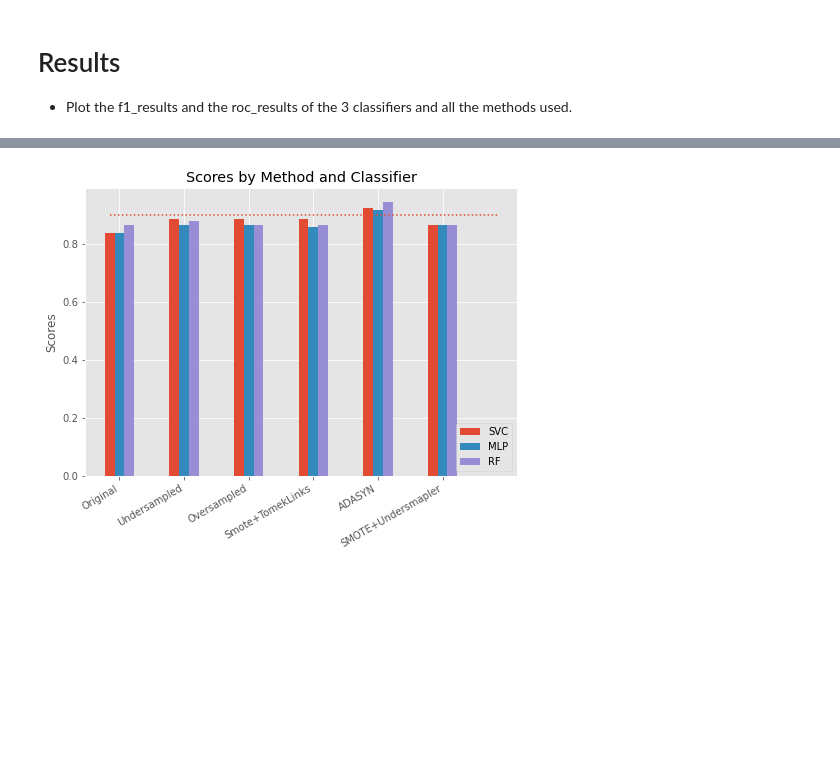
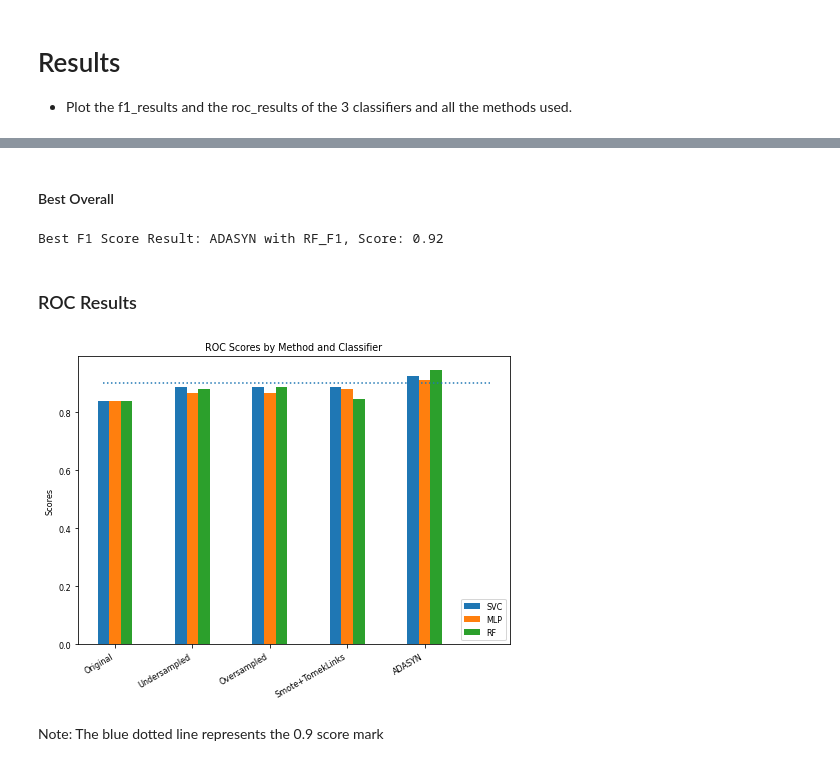
Before and after one commit to PedroMarques27/ED, a Jupyter notebook: Data_mining_Notebook.ipynb, the cells around one changed output, grey strips where cells are left out. Saved outputs shown, nothing was run; the diff lists cells and outputs as text; code cells hidden in the pictures; blank space fills up the shorter version.

```diff
--- a/Data_mining_Notebook.ipynb
+++ b/Data_mining_Notebook.ipynb
@@ -1216,8 +1202,8 @@ plt.show()
 
 f1_res = f1_score(Y_test,pred_labels_mlp,pos_label = 0)
 roc_score = roc_auc_score(Y_test,pred_labels_mlp)
-f1_results['MLP'] ['Us'] = f1_res
-roc_results['MLP']['Us'] = roc_score
+f1_results['MLP']['Undersampled'] = f1_res
+roc_results['MLP']['Undersampled'] = roc_score
 
 print(f"F1 Score:{f1_res}")
 print(f"ROC AUC Score:{roc_score}")
@@ -1265,8 +1251,8 @@ plt.show()
 
 f1_res = f1_score(Y_test,pred_labels_mlp,pos_label = 0)
 roc_score = roc_auc_score(Y_test,pred_labels_mlp)
-f1_results['MLP'] ['Os'] = f1_res
-roc_results['MLP']['Os'] = roc_score
+f1_results['MLP']['Oversampled'] = f1_res
+roc_results['MLP']['Oversampled'] = roc_score
 
 print(f"F1 Score:{f1_res}")
 print(f"ROC AUC Score:{roc_score}")
@@ -1312,8 +1298,8 @@ plt.show()
 
 f1_res = f1_score(Y_test,pred_labels_mlp,pos_label = 0)
 roc_score = roc_auc_score(Y_test,pred_labels_mlp)
-f1_results['MLP'] ['St'] = f1_res
-roc_results['MLP']['St'] = roc_score
+f1_results['MLP']["Smote+TomekLinks"] = f1_res
+roc_results['MLP']['Smote+TomekLinks'] = roc_score
 
 print(f"F1 Score:{f1_res}")
 print(f"ROC AUC Score:{roc_score}")
@@ -1360,8 +1346,8 @@ plt.show()
 
 f1_res = f1_score(Y_test,pred_labels_mlp,pos_label = 0)
 roc_score = roc_auc_score(Y_test,pred_labels_mlp)
-f1_results['MLP'] ['Ada'] = f1_res
-roc_results['MLP']['Ada'] = roc_score
+f1_results ['MLP']['ADASYN'] = f1_res
+roc_results['MLP']['ADASYN'] = roc_score
 
 print(f"F1 Score:{f1_res}")
 print(f"ROC AUC Score:{roc_score}")
@@ -1465,27 +1472,40 @@ roc_results
+# %% [markdown]
+#### Best Overall
+# %%
+max_val_col = res1['Maximum Score']
+final_values = { (methods[i], max_val_col[i]):res1[max_val_col[i]].iloc[i] for i in range(5)}
+best_result = sorted(final_values.items(), key = lambda item: item[1], reverse = True)[0]
+print(f"Best F1 Score Result: {best_result[0][0]} with {best_result[0][1]}, Score: {best_result[1]}")
+# %% [output]
+Best F1 Score Result: ADASYN with RF_F1, Score: 0.92
+# %% [markdown]
+### ROC Results
 # %%
 fig = plt.figure()
 ax = fig.add_axes([0,0,1,1])
 
-methods = ['Original', 'Undersampled','Oversampled', 'Smote+TomekLinks', 'ADASYN', 'SMOTE+Undersampler']
+methods = ['Original', 'Undersampled','Oversampled', 'Smote+TomekLinks', 'ADASYN']
+
 data = [[ x  for x in roc_results['SVC'].values()],
         [ x  for x in roc_results['MLP'].values()],
-        [ x  for x in roc_results['RF'].values()]]
+        [ x for x in roc_results['RF'].values()]]
 
-ind = np.arange(6)
+ind = np.arange(5)
 width = 0.15
-
 plt.bar(ind, data[0], width, label='SVC')
 plt.bar(ind+width, data[1], width, label='MLP')
 plt.bar(ind+2*width, data[2], width, label='RF')
 
 plt.ylabel('Scores')
 plt.title('ROC Scores by Method and Classifier')
 
 plt.xticks(ind+width , methods)
 plt.setp(ax.get_xticklabels(), rotation=30, horizontalalignment='right')
 plt.legend(loc='best')
-plt.plot([0.9]*7, linestyle='dotted')
+plt.plot([0.9]*6, linestyle='dotted')
 
 plt.show()
 # %% [output]
-[figure, old version]
+[figure, new version]
+# %% [markdown]
+Note: The blue dotted line represents the 0.9 score mark
```
Also changed, not shown: parts of 45 cells of this notebook.
